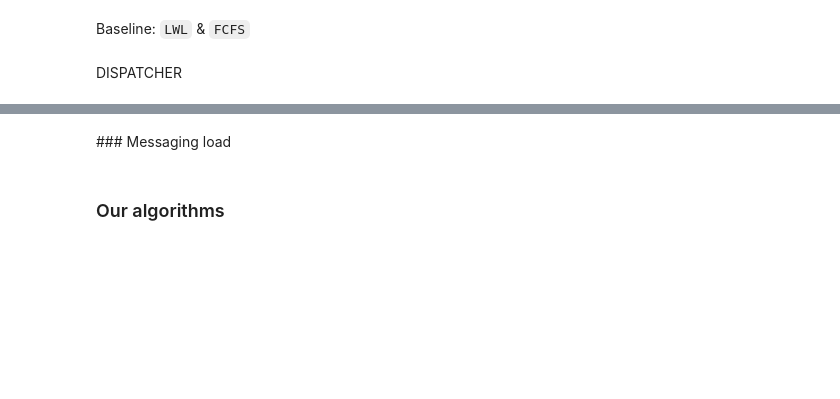
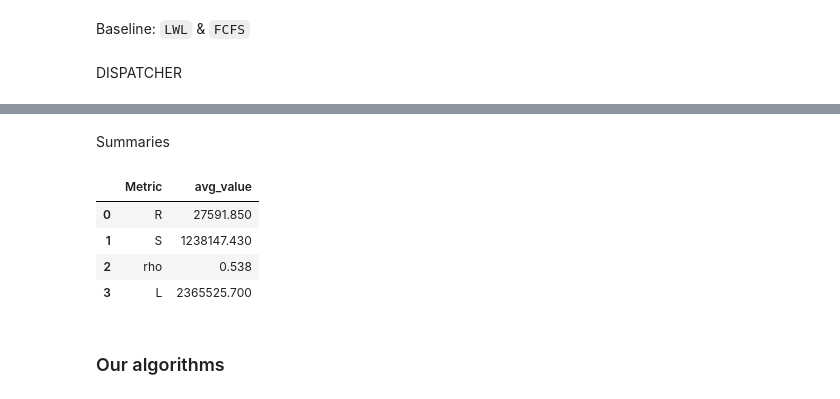
Before and after one commit to Matteo-Candi/Data_Center, a Jupyter notebook: Hw_2/main.ipynb, the cells around one changed output, grey strips where cells are left out. Saved outputs shown, nothing was run; the diff lists cells and outputs as text; code cells hidden in the pictures; blank space fills up the shorter version.

```diff
--- a/Hw_2/main.ipynb
+++ b/Hw_2/main.ipynb
@@ -351,5 +294,23 @@ plt.plot(rho)
-# %% [markdown]
-### Messaging load
+# %% [markdown]
+Summaries
+# %%
+R_avg = stats_df.R.mean()
+S_avg = stats_df.S.mean()
+tot_task_arrival = max(data.t_a) - min(data.t_a)
+rho_avg = (df_servers.utilization / tot_task_arrival).mean()
+l_avg = df_servers.n_messages.mean()
+
+summaries = {'Metric': ['R', 'S', 'rho', 'L'],
+             'avg_value': [round(R_avg, 2), round(S_avg, 2), round(rho_avg, 3), round(l_avg, 2)]}
+
+
+pd.DataFrame(summaries)
+# %% [output]
+|  | Metric | avg_value |
+| 0 | R | 27591.850 |
+| 1 | S | 1238147.430 |
+| 2 | rho | 0.538 |
+| 3 | L | 2365525.700 |
 # %% [markdown]
 ### Our algorithms
 # %%
```
Also changed, not shown: parts of 20 cells of this notebook.
